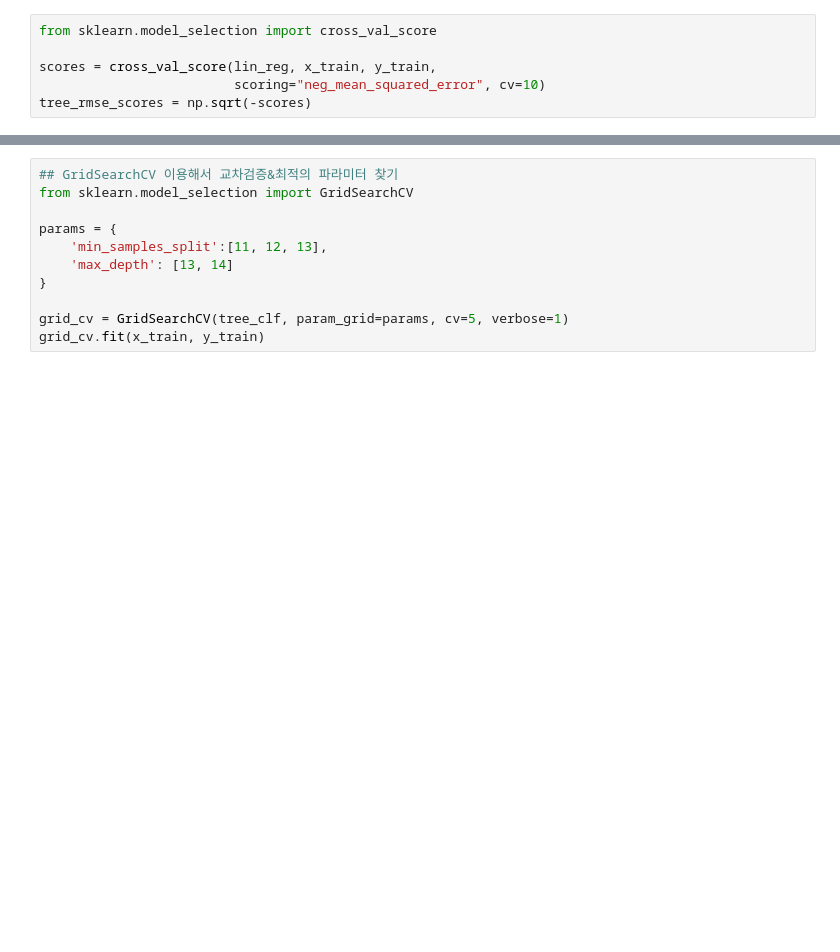
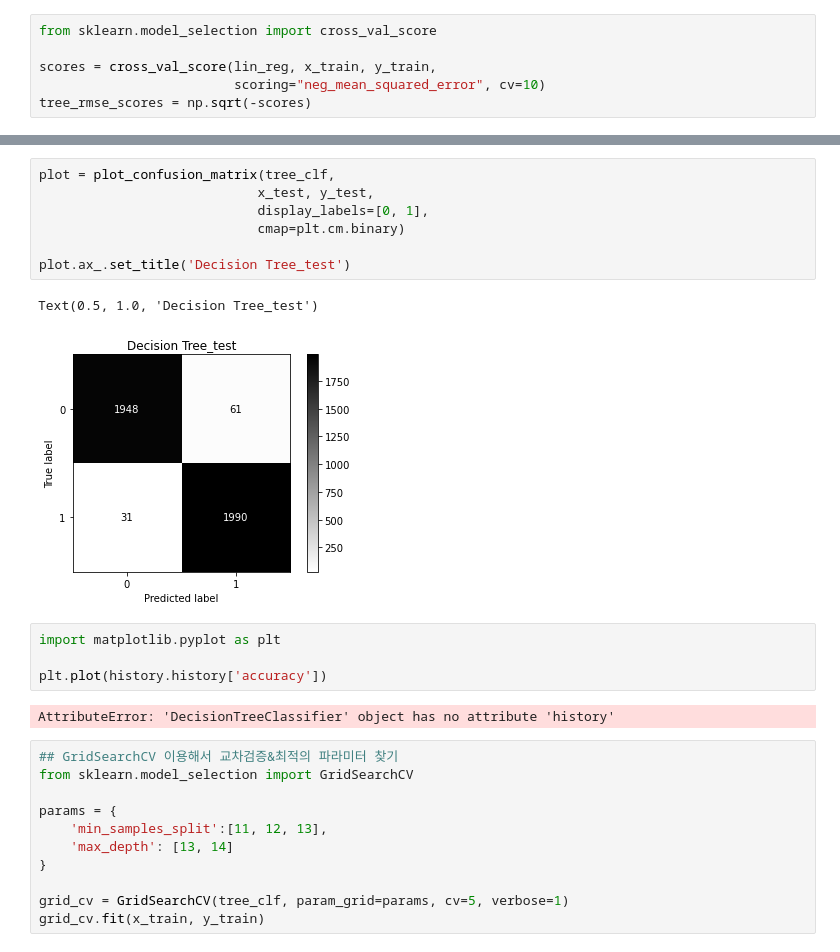
Before and after one commit to Sermadl/Exp, a Jupyter notebook: ml_exp(api).ipynb, the cells around one changed output, grey strips where cells are left out. Drawn from its saved outputs; the diff is of its cells as text; blank space fills up the shorter version.

```diff
--- a/ml_exp(api).ipynb
+++ b/ml_exp(api).ipynb
@@ -144,3 +180,19 @@ print(f"학습 시간 : {end_time :.4f}")
+# %%
+plot = plot_confusion_matrix(tree_clf,
+                            x_test, y_test,
+                            display_labels=[0, 1],
+                            cmap=plt.cm.binary)
+
+plot.ax_.set_title('Decision Tree_test')
+# %% [output]
+Text(0.5, 1.0, 'Decision Tree_test')
+[figure, added]
+# %%
+import matplotlib.pyplot as plt
+
+plt.plot(history.history['accuracy'])
+# %% [output]
+AttributeError: 'DecisionTreeClassifier' object has no attribute 'history'
 # %%
 ## GridSearchCV 이용해서 교차검증&최적의 파라미터 찾기
 from sklearn.model_selection import GridSearchCV
```
Also changed, not shown: parts of 34 cells of this notebook.
